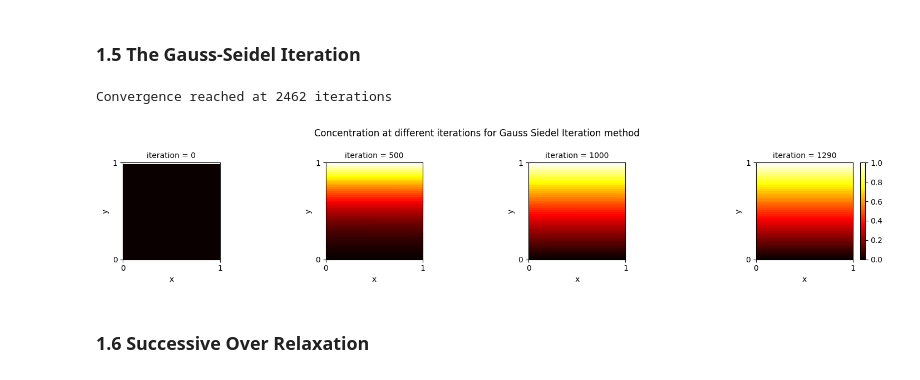
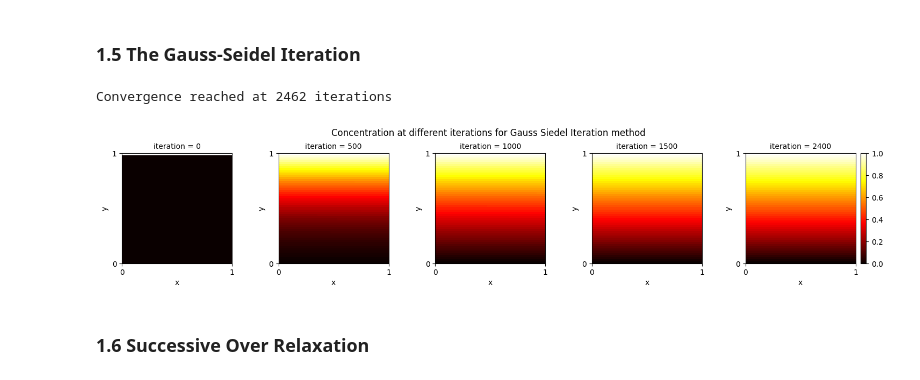
Before and after one commit to shreyaraghavendra/scientific-computing-group2, a Jupyter notebook: set1.ipynb, the cells around one changed output. Saved outputs shown, nothing was run; the diff lists cells and outputs as text; code cells hidden in the pictures.

```diff
--- a/set1.ipynb
+++ b/set1.ipynb
@@ -418,32 +423,17 @@ def simulate_2D_diffusion_gauss_seidel(x_0, epsilon = 1e-5):
             break
 
     return saved_matrices, c, k
-# %%
-gauss, cg, k = simulate_2D_diffusion_gauss_seidel(x_0)
-
-x = np.linspace(0, L, N+1)
-y = np.linspace(0, L, N+1)
-X, Y = np.meshgrid(x, y)
-
-fig, ax = plt.subplots(nrows=1, ncols=4, figsize=(15, 3))
-
-for i, idx in enumerate([0,50,100,129]):
-    im = ax[i].imshow(gauss[idx], cmap='hot', interpolation='nearest', origin='lower', extent=[0, L, 0, L])
-    ax[i].set_xlabel('x')
-    ax[i].set_ylabel('y')
-    ax[i].set_xticks([0, L])
-    ax[i].set_yticks([0, L])
-    ax[i].set_title(f'iteration = {idx*10}', fontsize=10)
-
-# Add a colorbar to the last axis in the subplot
-fig.colorbar(im, ax=ax[-1], fraction=0.046, pad=0.04)
-
-fig.suptitle('Concentration at different iterations for Gauss Siedel Iteration method', fontsize=12)
-plt.tight_layout()
-plt.show()
-# %% [output]
-Convergence reached at 2462 iterations
-[figure, removed]
+# %%
+gauss, cg, k = simulate_2D_diffusion_gauss_seidel(x_0)
+figshape = (1, 5)
+figsize = (15, 3)
+iter_method = 'Gauss Siedel'
+iter_range = [0, 500, 1000, 1500, 2400]
+save_iter_interval = 10
+plot_concentration_evolution(gauss, figshape, figsize, iter_method, iter_range, save_iter_interval)
+# %% [output]
+Convergence reached at 2462 iterations
+[figure, added]
 # %% [markdown]
 ### 1.6 Successive Over Relaxation
 # %%
```
Also changed, not shown: parts of 22 cells of this notebook.
